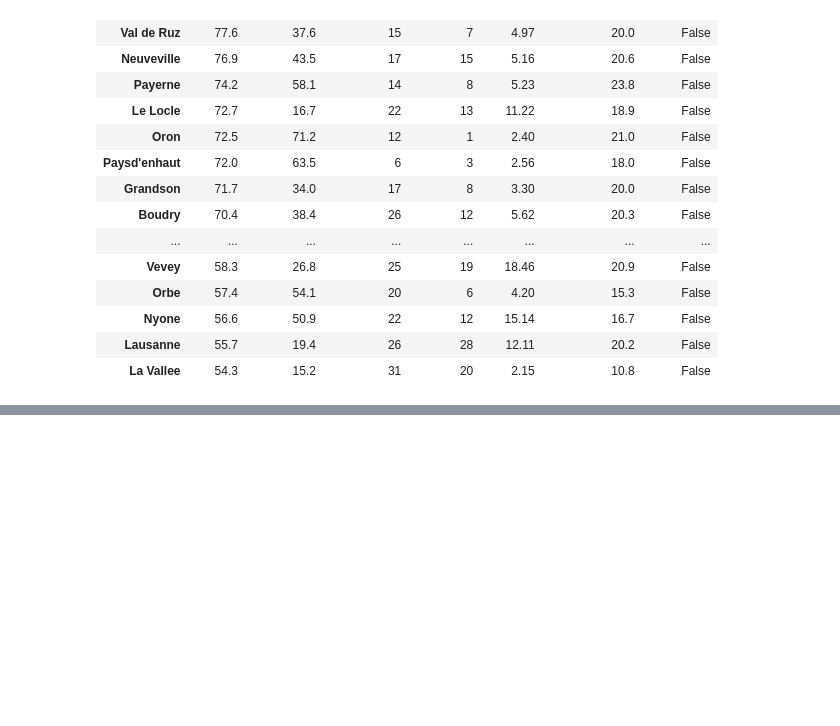
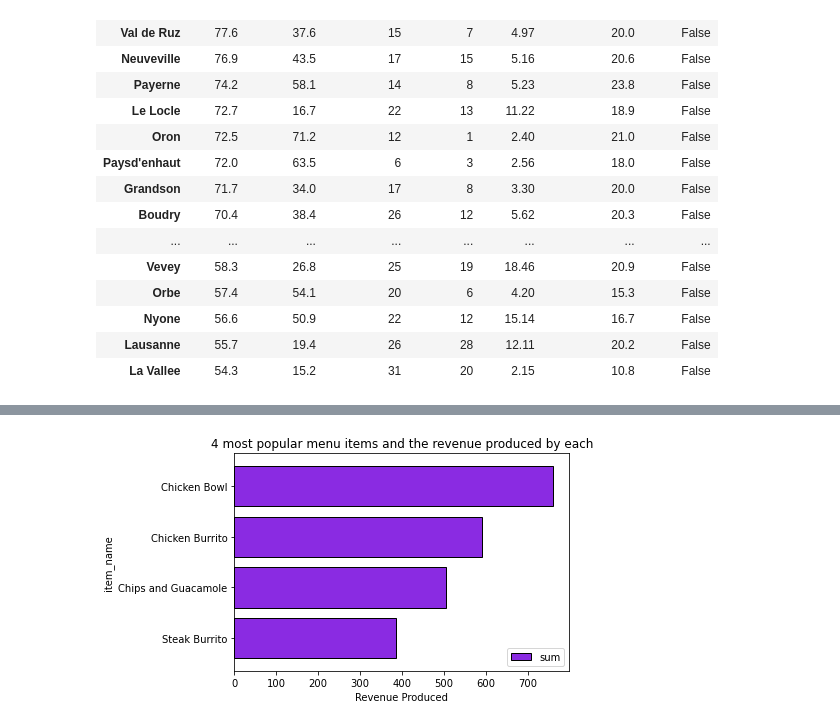
Before and after one commit to CSolitaire/numpy-pandas-visualization-exercises, a Jupyter notebook: seaborn_exercises.ipynb, the cells around one changed output, grey strips where cells are left out. Saved outputs shown, nothing was run; the diff lists cells and outputs as text; code cells hidden in the pictures; blank space fills up the shorter version.

Commit message:
Exercise 4 Complete

```diff
--- a/seaborn_exercises.ipynb
+++ b/seaborn_exercises.ipynb
@@ -358,0 +395,14 @@ plt.show()
+# %%
+# 4. Using the chipotle dataset from the previous exercise,
+
+from env import host, user, password
+
+def get_db_url(database, user=user, host=host, password=password):
+    url = f'mysql+pymysql://{user}:{password}@{host}/{database}'
+    return url
+
+url = get_db_url('chipotle')
+
+chipotle = pd.read_sql('SELECT * FROM orders', url)
+
+chipotle
@@ -359,3 +423,6 @@ plt.show()
 # %%
-# 4. Using the chipotle dataset from the previous exercise,
 #   create a bar chart that shows the 4 most popular items and the revenue produced by each.
+
+chipotle_item_counts = chipotle.groupby('item_name').quantity.agg(['sum'])
+big_4_items = chipotle_item_counts.nlargest(4, 'sum', keep='all')
+big_4_items
@@ -361,0 +436,15 @@ plt.show()
+# %%
+
+big_4_items.plot.barh(color='blueviolet',
+                               ec='black',
+                               width=.8)
+
+plt.title('4 most popular menu items and the revenue produced by each')
+plt.xlabel('Revenue Produced')
+
+# reorder y-axis of horizontal bar chart
+plt.gca().invert_yaxis()
+
+plt.show()
+# %% [output]
+[figure, added]
```
Also changed, not shown: parts of 8 cells of this notebook.
